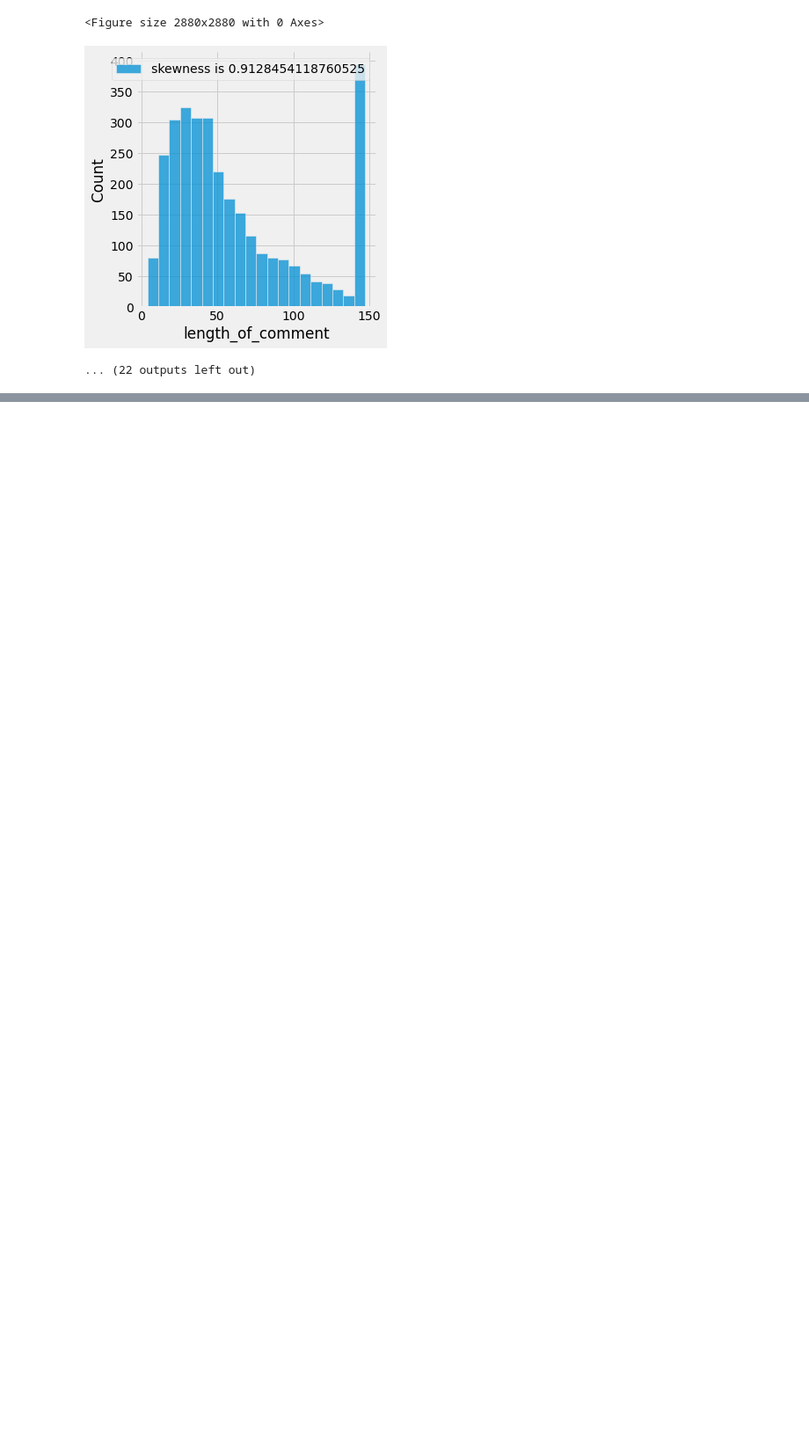
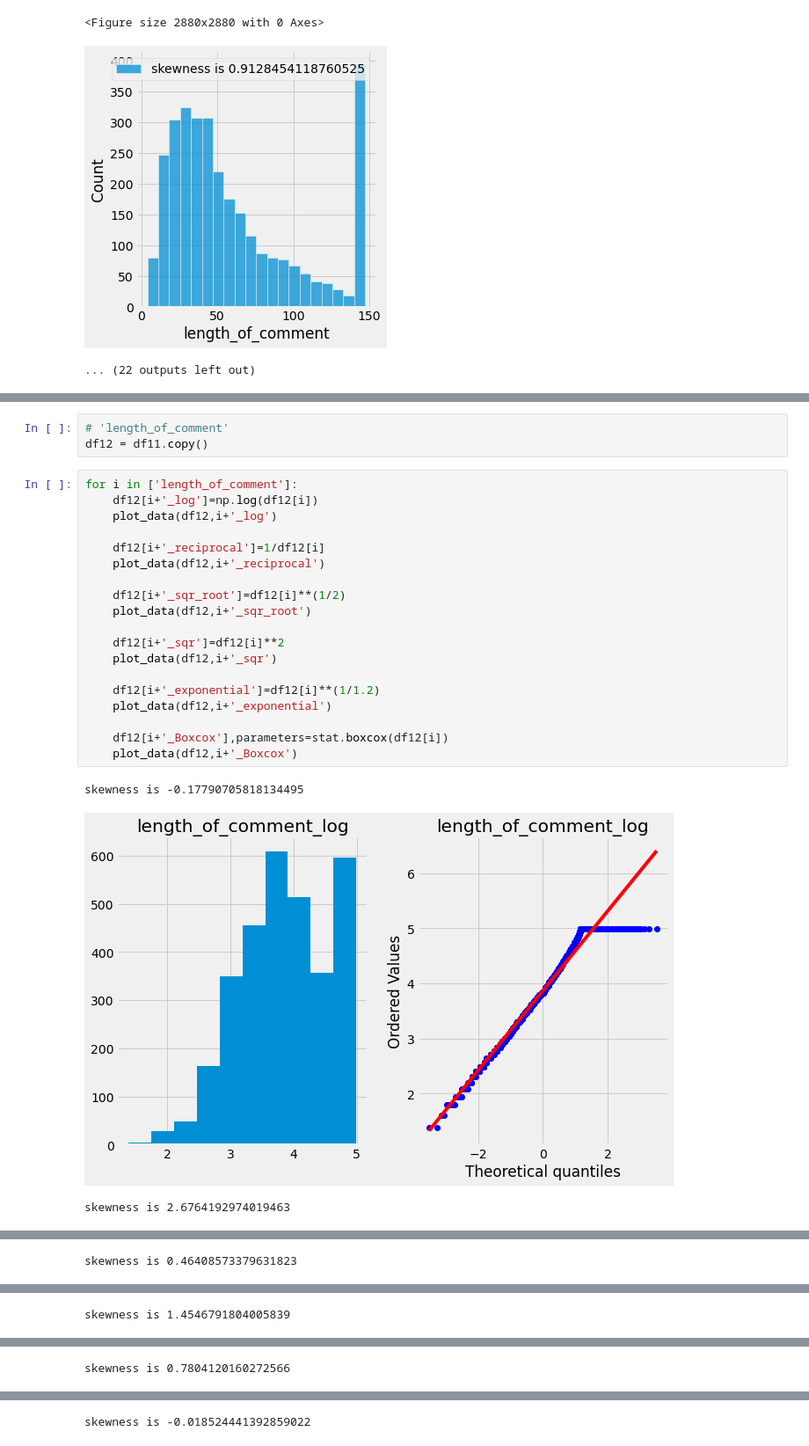
Before and after one commit to OvinduWijethunge/Machine_Learning_Projects, a Jupyter notebook: youtube spam classifier/EAD & FE.ipynb, the cells around one changed output, grey strips where cells are left out. Shown at 88% size. Cells and saved outputs as stored; diff of their text form; blank space fills up the shorter version.

```diff
--- a/youtube spam classifier/EAD & FE.ipynb
+++ b/youtube spam classifier/EAD & FE.ipynb
@@ -818,0 +846,26 @@ d_columns
+# %%
+# 'length_of_comment'
+df12 = df11.copy()
+# %%
+for i in ['length_of_comment']:
+    df12[i+'_log']=np.log(df12[i])
+    plot_data(df12,i+'_log')
+
+    df12[i+'_reciprocal']=1/df12[i]
+    plot_data(df12,i+'_reciprocal')
+
+    df12[i+'_sqr_root']=df12[i]**(1/2)
+    plot_data(df12,i+'_sqr_root')
+
+    df12[i+'_sqr']=df12[i]**2
+    plot_data(df12,i+'_sqr')
+
+    df12[i+'_exponential']=df12[i]**(1/1.2)
+    plot_data(df12,i+'_exponential')
+
+    df12[i+'_Boxcox'],parameters=stat.boxcox(df12[i])
+    plot_data(df12,i+'_Boxcox')
+# %% [output]
+skewness is -0.17790705818134495
+[figure, added]
+skewness is 2.6764192974019463
@@ -818,0 +873 @@ d_columns
+skewness is 0.46408573379631823
@@ -818,0 +875 @@ d_columns
+skewness is 1.4546791804005839
@@ -818,0 +877 @@ d_columns
+skewness is 0.7804120160272566
@@ -818,0 +879 @@ d_columns
+skewness is -0.018524441392859022
```
Also changed, not shown: parts of 94 cells of this notebook, 2 other files.
